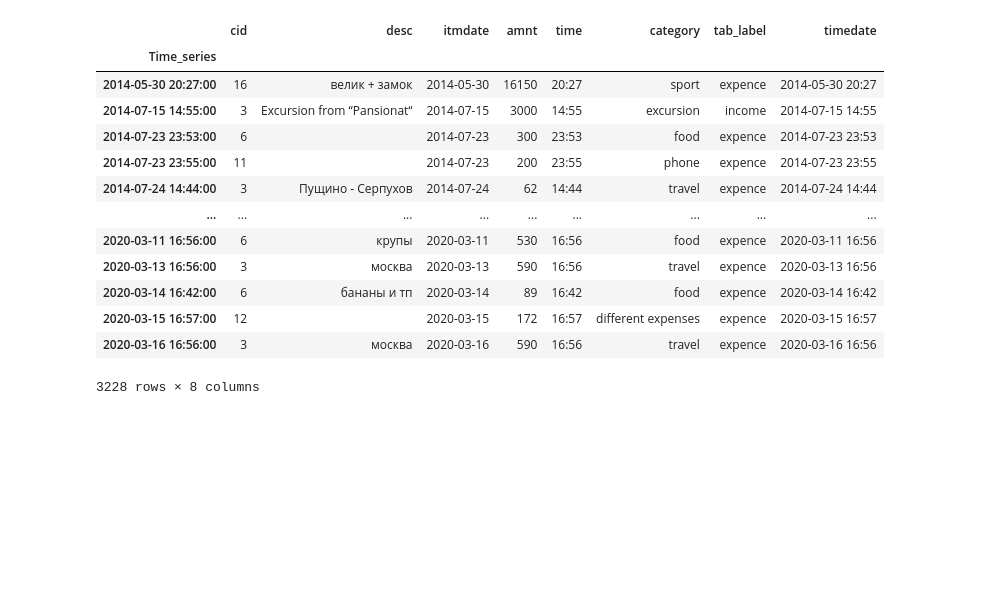
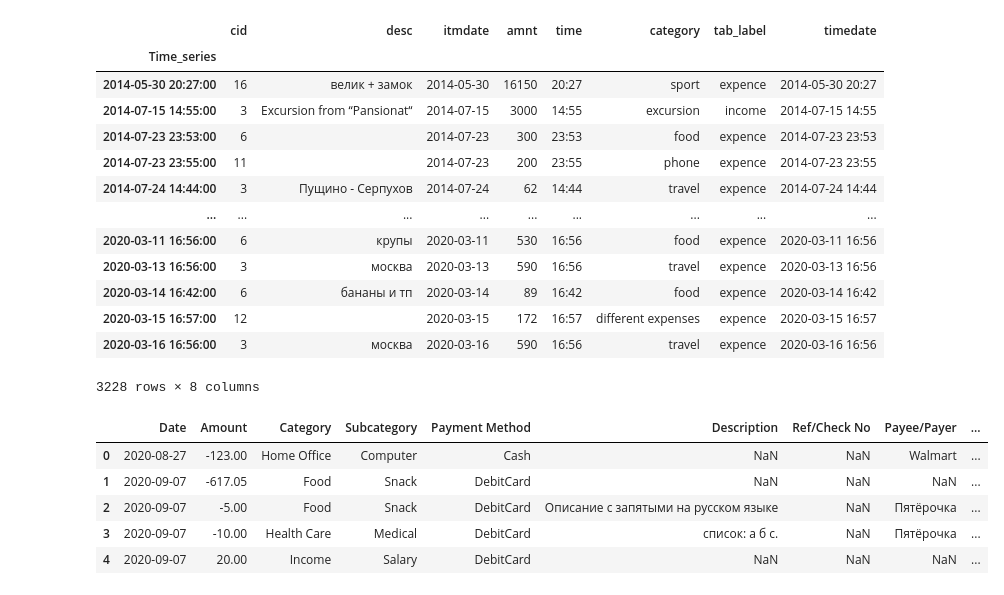
Before and after one commit to KazAndr/test_interesting_code, a Jupyter notebook: sql_reader/sql_reader.ipynb, the cells around one changed output. Drawn from its saved outputs; the diff is of its cells as text; code cells hidden in the pictures; blank space fills up the shorter version.

```diff
--- a/sql_reader/sql_reader.ipynb
+++ b/sql_reader/sql_reader.ipynb
@@ -194,0 +203,9 @@ full_table
+# %%
+pattern_table
+# %% [output]
+|  | Date | Amount | Category | Subcategory | Payment Method | Description | Ref/Check No | Payee/Payer | ... |
+| 0 | 2020-08-27 | -123.00 | Home Office | Computer | Cash | NaN | NaN | Walmart | ... |
+| 1 | 2020-09-07 | -617.05 | Food | Snack | DebitCard | NaN | NaN | NaN | ... |
+| 2 | 2020-09-07 | -5.00 | Food | Snack | DebitCard | Описание с запятыми на русском языке | NaN | Пятёрочка | ... |
+| 3 | 2020-09-07 | -10.00 | Health Care | Medical | DebitCard | список: а б с. | NaN | Пятёрочка | ... |
+| 4 | 2020-09-07 | 20.00 | Income | Salary | DebitCard | NaN | NaN | NaN | ... |
```
Also changed, not shown: parts of 9 cells of this notebook.
